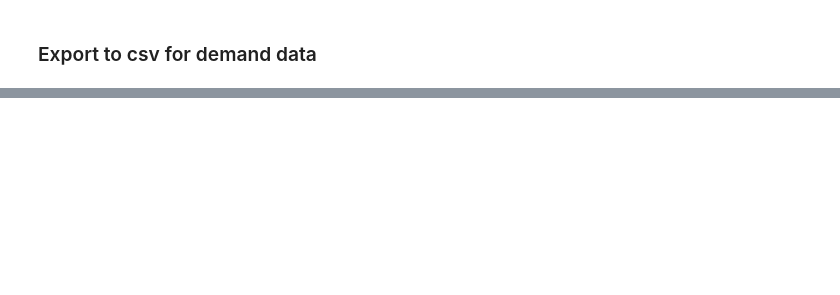
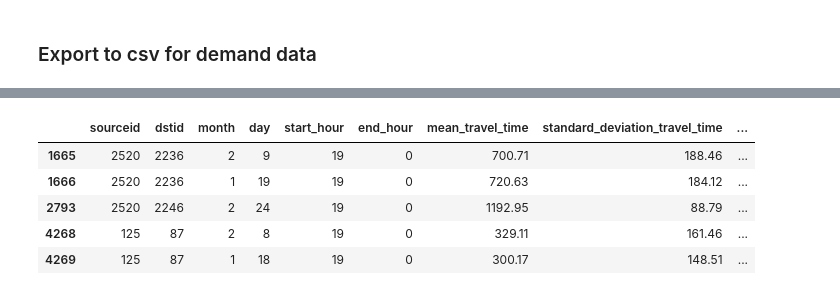
Before and after one commit to hcao2015/driver_schedule_optimization, a Jupyter notebook: Demand Analysis.ipynb, the cells around one changed output, grey strips where cells are left out. Saved outputs shown, nothing was run; the diff lists cells and outputs as text; code cells hidden in the pictures; blank space fills up the shorter version.

```diff
--- a/Demand Analysis.ipynb
+++ b/Demand Analysis.ipynb
@@ -152,0 +222,3 @@ demand_df.head(10)
+# %%
+taz_nhood = pd.merge(taz_sf, taz_boundaries, how="left", on="taz")
+taz_nhood.head()
@@ -152,0 +232,3 @@ demand_df.head(10)
+# %%
+# Create a map between movement_id and nhood
+taz_nhood_mapping = pd.Series(taz_nhood["nhood"].values,index=taz_nhood["movement_id"]).to_dict()
@@ -152,0 +333,9 @@ demand_df.head(10)
+# %%
+uber_df.head()
+# %% [output]
+|  | sourceid | dstid | month | day | start_hour | end_hour | mean_travel_time | standard_deviation_travel_time | ... |
+| 1665 | 2520 | 2236 | 2 | 9 | 19 | 0 | 700.71 | 188.46 | ... |
+| 1666 | 2520 | 2236 | 1 | 19 | 19 | 0 | 720.63 | 184.12 | ... |
+| 2793 | 2520 | 2246 | 2 | 24 | 19 | 0 | 1192.95 | 88.79 | ... |
+| 4268 | 125 | 87 | 2 | 8 | 19 | 0 | 329.11 | 161.46 | ... |
+| 4269 | 125 | 87 | 1 | 18 | 19 | 0 | 300.17 | 148.51 | ... |
```
Also changed, not shown: parts of 16 cells of this notebook, 3 other files.
